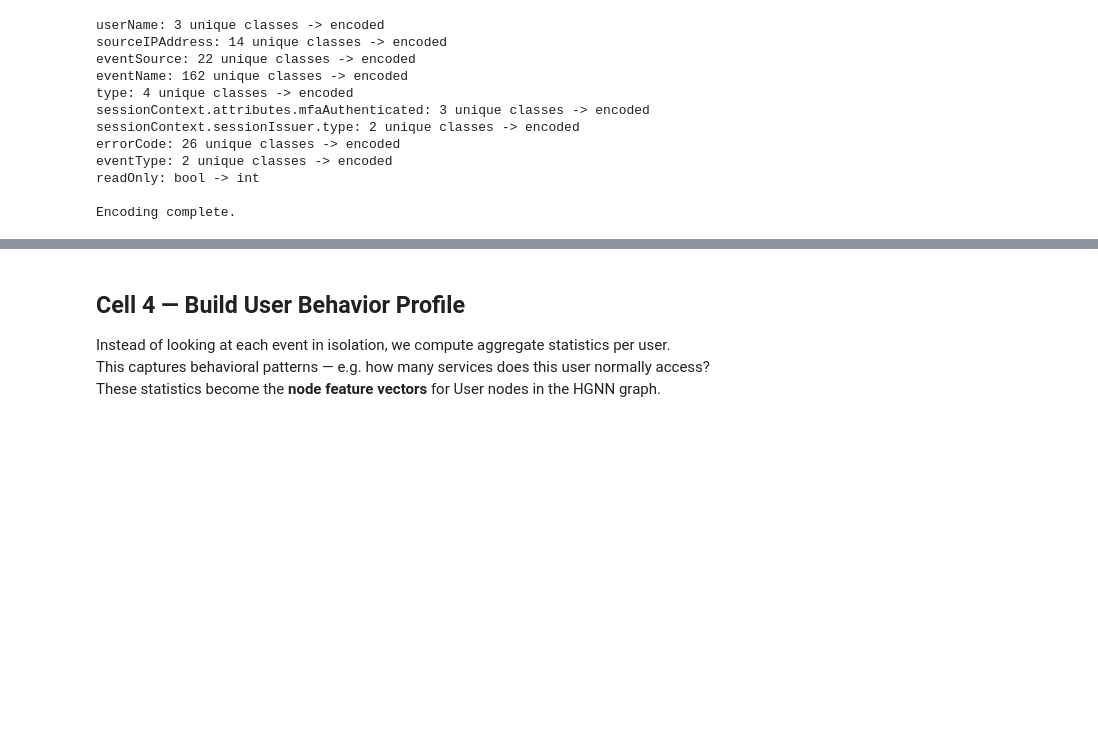
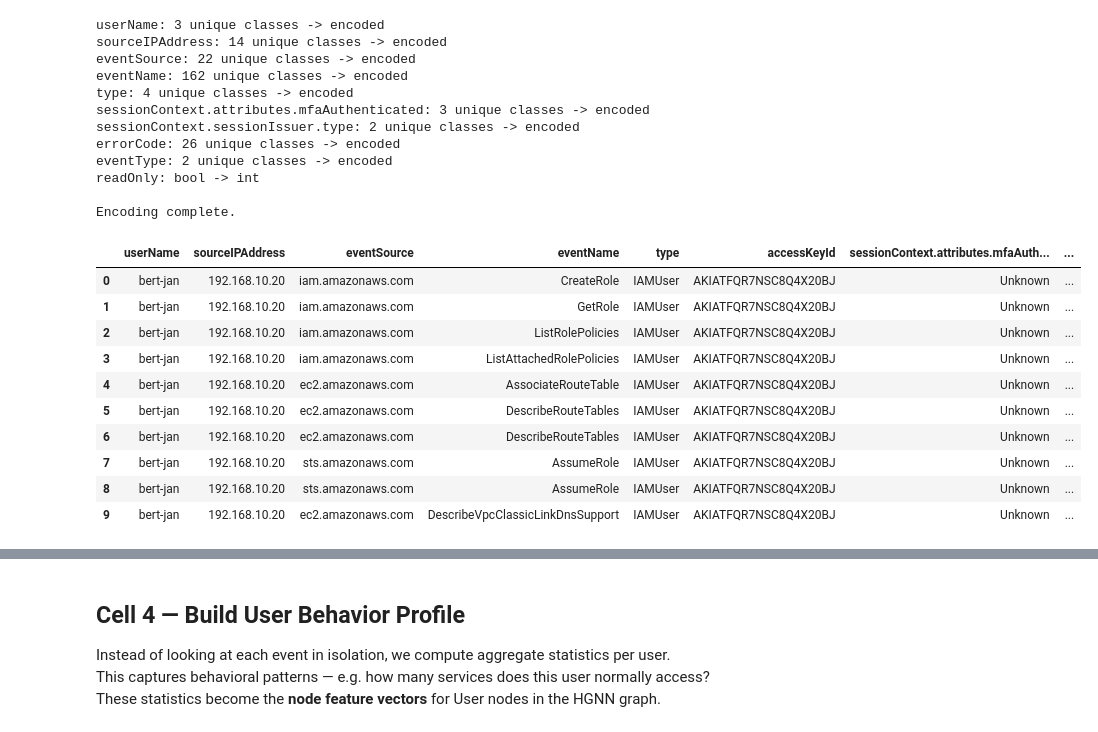
Before and after one commit to Philbert72/federated-hgnn-anomaly-detection, a Jupyter notebook: Notebooks/Phase2_Feature_Engineering.ipynb, the cells around one changed output, grey strips where cells are left out. Saved outputs shown, nothing was run; the diff lists cells and outputs as text; code cells hidden in the pictures; blank space fills up the shorter version.

```diff
--- a/Notebooks/Phase2_Feature_Engineering.ipynb
+++ b/Notebooks/Phase2_Feature_Engineering.ipynb
@@ -14,6 +13,8 @@
 ## Cell 1 — Imports & Load Data
 # %%
 import pandas as pd
+pd.set_option('display.max_columns', None)
+
 import numpy as np
 from sklearn.preprocessing import LabelEncoder, MinMaxScaler
 import os
@@ -101,3 +102,17 @@ eventType: 2 unique classes -> encoded
 readOnly: bool -> int
 
 Encoding complete.
+# %%
+df.head(10)
+# %% [output]
+|  | userName | sourceIPAddress | eventSource | eventName | type | accessKeyId | sessionContext.attributes.mfaAuth... | ... |
+| 0 | bert-jan | 192.168.10.20 | iam.amazonaws.com | CreateRole | IAMUser | AKIATFQR7NSC8Q4X20BJ | Unknown | ... |
+| 1 | bert-jan | 192.168.10.20 | iam.amazonaws.com | GetRole | IAMUser | AKIATFQR7NSC8Q4X20BJ | Unknown | ... |
+| 2 | bert-jan | 192.168.10.20 | iam.amazonaws.com | ListRolePolicies | IAMUser | AKIATFQR7NSC8Q4X20BJ | Unknown | ... |
+| 3 | bert-jan | 192.168.10.20 | iam.amazonaws.com | ListAttachedRolePolicies | IAMUser | AKIATFQR7NSC8Q4X20BJ | Unknown | ... |
+| 4 | bert-jan | 192.168.10.20 | ec2.amazonaws.com | AssociateRouteTable | IAMUser | AKIATFQR7NSC8Q4X20BJ | Unknown | ... |
+| 5 | bert-jan | 192.168.10.20 | ec2.amazonaws.com | DescribeRouteTables | IAMUser | AKIATFQR7NSC8Q4X20BJ | Unknown | ... |
+| 6 | bert-jan | 192.168.10.20 | ec2.amazonaws.com | DescribeRouteTables | IAMUser | AKIATFQR7NSC8Q4X20BJ | Unknown | ... |
+| 7 | bert-jan | 192.168.10.20 | sts.amazonaws.com | AssumeRole | IAMUser | AKIATFQR7NSC8Q4X20BJ | Unknown | ... |
+| 8 | bert-jan | 192.168.10.20 | sts.amazonaws.com | AssumeRole | IAMUser | AKIATFQR7NSC8Q4X20BJ | Unknown | ... |
+| 9 | bert-jan | 192.168.10.20 | ec2.amazonaws.com | DescribeVpcClassicLinkDnsSupport | IAMUser | AKIATFQR7NSC8Q4X20BJ | Unknown | ... |
```
Also changed, not shown: parts of 6 cells of this notebook, 5 other files.
